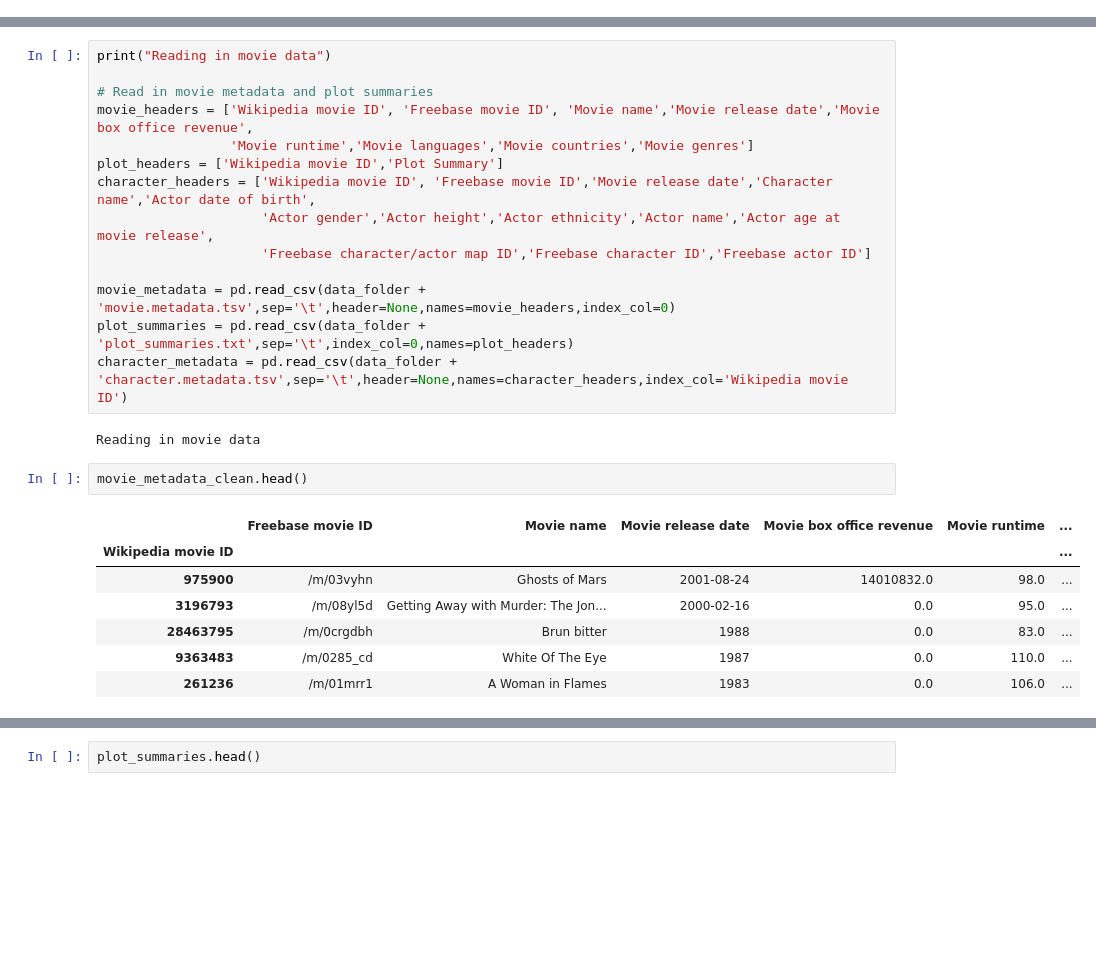
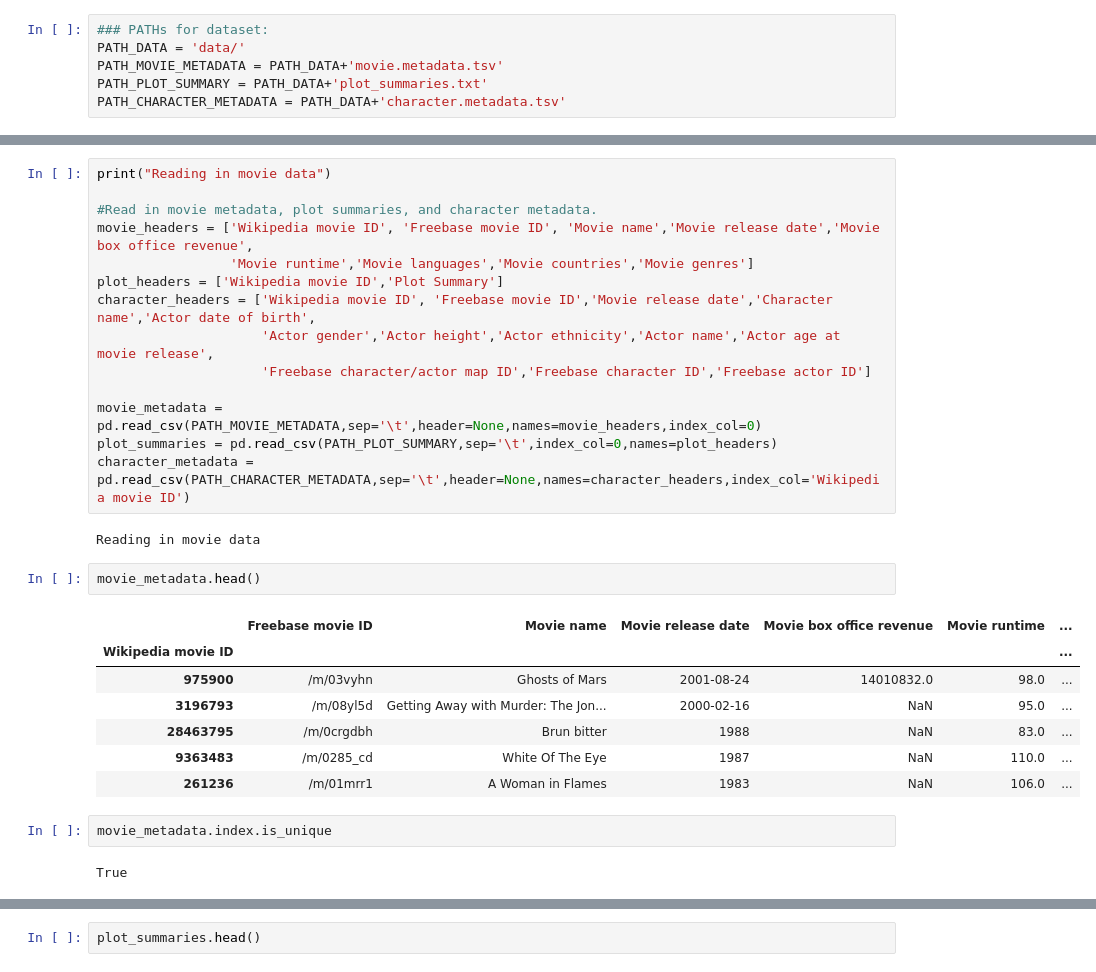
Before and after one commit to epfl-ada/ada-2022-project-cyga, a Jupyter notebook: preprocessing.ipynb, the cells around one changed output, grey strips where cells are left out. Saved outputs shown, nothing was run; the diff lists cells and outputs as text; blank space fills up the shorter version.

```diff
--- a/preprocessing.ipynb
+++ b/preprocessing.ipynb
@@ -19,0 +64,6 @@ data_folder = 'data/'
+# %%
+### PATHs for dataset:
+PATH_DATA = 'data/'
+PATH_MOVIE_METADATA = PATH_DATA+'movie.metadata.tsv'
+PATH_PLOT_SUMMARY = PATH_DATA+'plot_summaries.txt'
+PATH_CHARACTER_METADATA = PATH_DATA+'character.metadata.tsv'
@@ -20,7 +73,7 @@ data_folder = 'data/'
 # %%
 print("Reading in movie data")
 
-# Read in movie metadata and plot summaries
+#Read in movie metadata, plot summaries, and character metadata.
 movie_headers = ['Wikipedia movie ID', 'Freebase movie ID', 'Movie name','Movie release date','Movie box office revenue',
                  'Movie runtime','Movie languages','Movie countries','Movie genres']
 plot_headers = ['Wikipedia movie ID','Plot Summary']
@@ -28,18 +81,22 @@ character_headers = ['Wikipedia movie ID', 'Freebase movie ID','Movie release da
                      'Actor gender','Actor height','Actor ethnicity','Actor name','Actor age at movie release',
                      'Freebase character/actor map ID','Freebase character ID','Freebase actor ID']
 
-movie_metadata = pd.read_csv(data_folder + 'movie.metadata.tsv',sep='\t',header=None,names=movie_headers,index_col=0)
-plot_summaries = pd.read_csv(data_folder + 'plot_summaries.txt',sep='\t',index_col=0,names=plot_headers)
-character_metadata = pd.read_csv(data_folder + 'character.metadata.tsv',sep='\t',header=None,names=character_headers,index_col='Wikipedia movie ID')
+movie_metadata = pd.read_csv(PATH_MOVIE_METADATA,sep='\t',header=None,names=movie_headers,index_col=0)
+plot_summaries = pd.read_csv(PATH_PLOT_SUMMARY,sep='\t',index_col=0,names=plot_headers)
+character_metadata = pd.read_csv(PATH_CHARACTER_METADATA,sep='\t',header=None,names=character_headers,index_col='Wikipedia movie ID')
 # %% [output]
 Reading in movie data
 # %%
-movie_metadata_clean.head()
+movie_metadata.head()
 # %% [output]
 |  | Freebase movie ID | Movie name | Movie release date | Movie box office revenue | Movie runtime | ... |
 | Wikipedia movie ID |  |  |  |  |  | ... |
 | 975900 | /m/03vyhn | Ghosts of Mars | 2001-08-24 | 14010832.0 | 98.0 | ... |
-| 3196793 | /m/08yl5d | Getting Away with Murder: The Jon... | 2000-02-16 | 0.0 | 95.0 | ... |
-| 28463795 | /m/0crgdbh | Brun bitter | 1988 | 0.0 | 83.0 | ... |
-| 9363483 | /m/0285_cd | White Of The Eye | 1987 | 0.0 | 110.0 | ... |
-| 261236 | /m/01mrr1 | A Woman in Flames | 1983 | 0.0 | 106.0 | ... |
+| 3196793 | /m/08yl5d | Getting Away with Murder: The Jon... | 2000-02-16 | NaN | 95.0 | ... |
+| 28463795 | /m/0crgdbh | Brun bitter | 1988 | NaN | 83.0 | ... |
+| 9363483 | /m/0285_cd | White Of The Eye | 1987 | NaN | 110.0 | ... |
+| 261236 | /m/01mrr1 | A Woman in Flames | 1983 | NaN | 106.0 | ... |
+# %%
+movie_metadata.index.is_unique
+# %% [output]
+True
```
Also changed, not shown: parts of 46 cells of this notebook.
